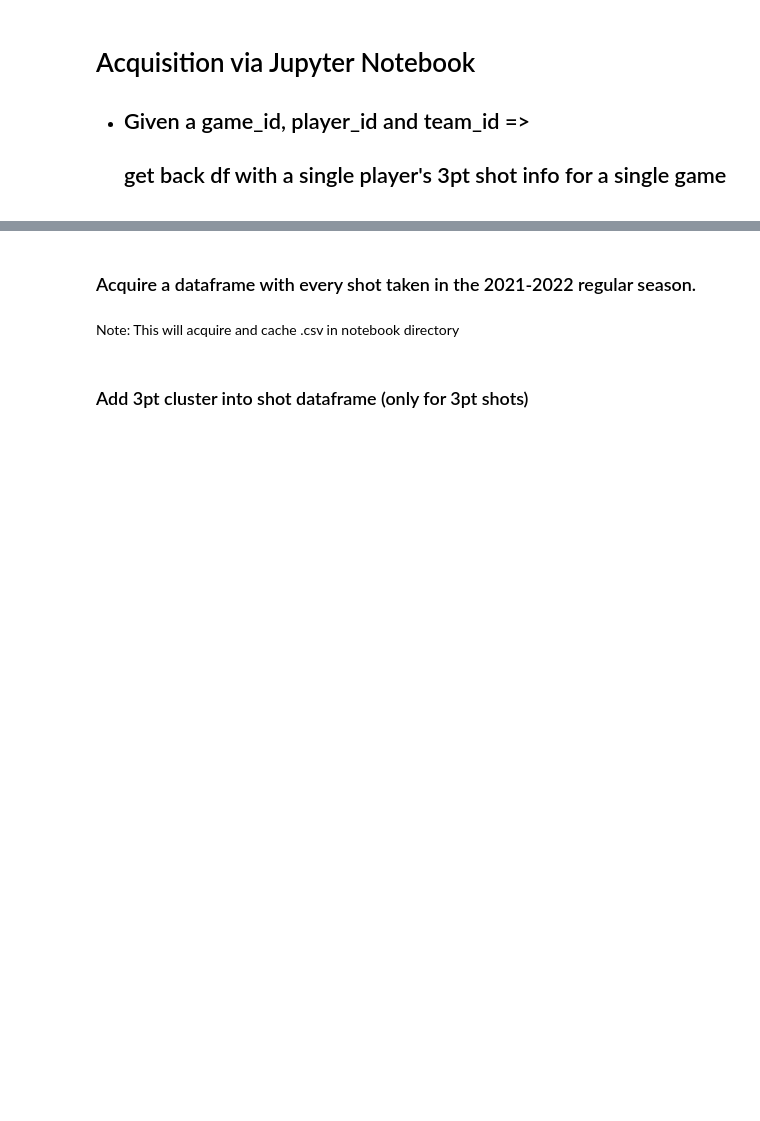
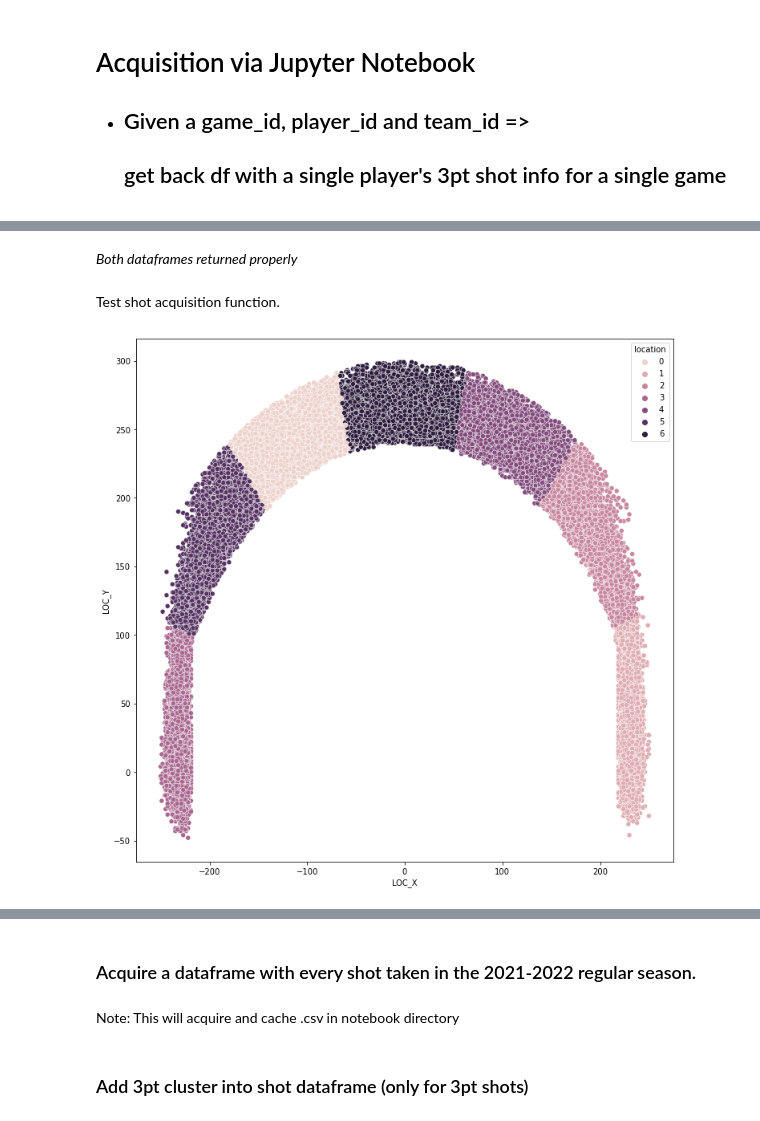
Before and after one commit to Eyring-Miller-Muriithi-capstone/shot-caller-for-ballers, a Jupyter notebook: Notebooks/Ryan/ryan_acquire_workbook_refined.ipynb, the cells around one changed output, grey strips where cells are left out. Cells and saved outputs as stored; diff of their text form; code cells hidden in the pictures; blank space fills up the shorter version.

```diff
--- a/Notebooks/Ryan/ryan_acquire_workbook_refined.ipynb
+++ b/Notebooks/Ryan/ryan_acquire_workbook_refined.ipynb
@@ -33,0 +59,8 @@ pd.set_option('display.max_columns', None)
+# %% [markdown]
+*Both dataframes returned properly*
+# %% [markdown]
+Test shot acquisition function.
+# %%
+df_shots, df_outlier_3pt = acquire_rm.acquire_shots()
+# %% [output]
+[figure, added]
```
Also changed, not shown: parts of 65 cells of this notebook.
